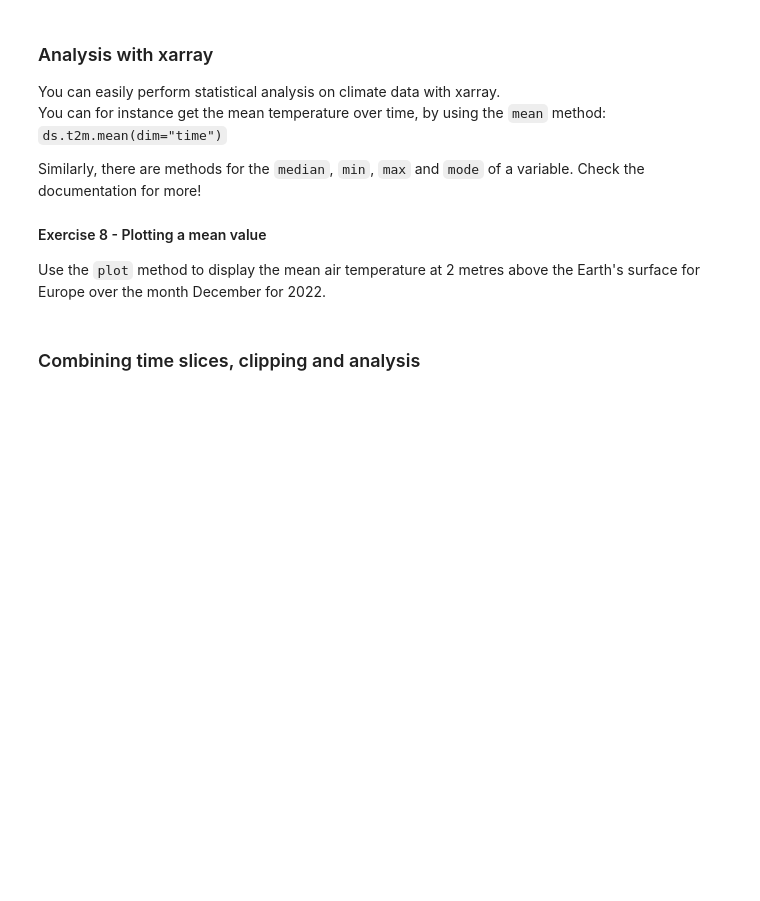
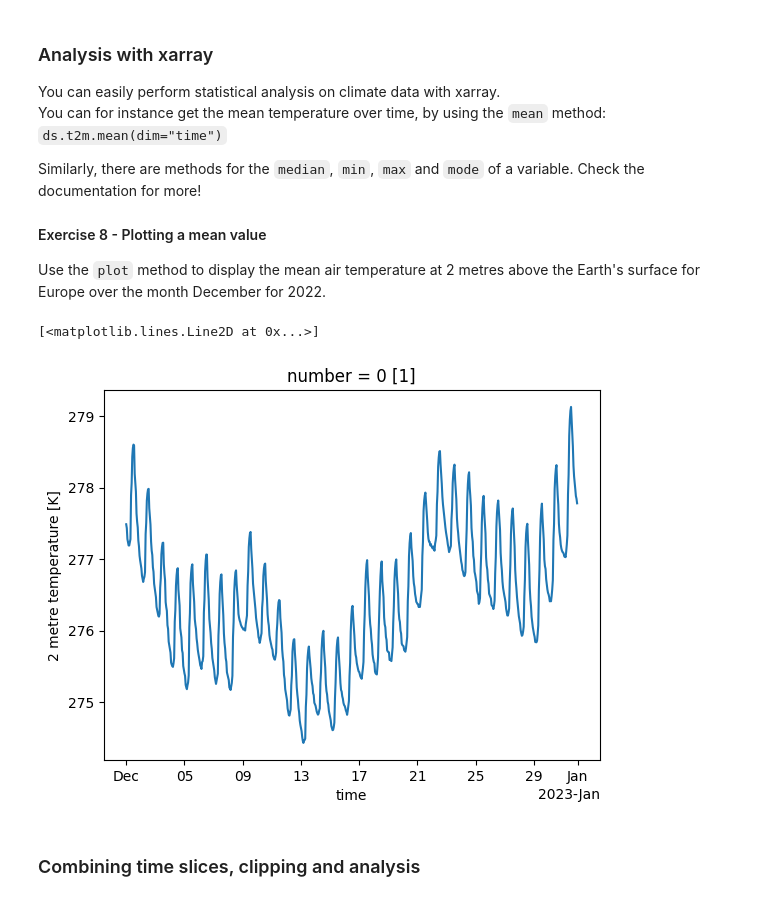
Before and after one commit to victorelgersma/dafs, a Jupyter notebook: week4/Lesson 1 - Climate data - v4 - without Solutions.ipynb, the cells around one changed output. Cells and saved outputs as stored; diff of their text form; code cells hidden in the pictures; blank space fills up the shorter version.

```diff
--- a/week4/Lesson 1 - Climate data - v4 - without Solutions.ipynb
+++ b/week4/Lesson 1 - Climate data - v4 - without Solutions.ipynb
@@ -306,6 +432,11 @@ Similarly, there are methods for the `median`, `min`, `max` and `mode` of a vari
 Use the `plot` method to display the mean air temperature at 2 metres above the Earth's surface for Europe over the month December for 2022.
 # %%
 # Insert code for exercise 8 here
+
+ds['t2m'].mean(dim=["longitude", "latitude"]).plot()
+# %% [output]
+[<matplotlib.lines.Line2D at 0x...>]
+[figure, added]
 # %% [markdown]
 ### Combining time slices, clipping and analysis
 # %% [markdown]
```
Also changed, not shown: parts of 18 cells of this notebook, 4 other files.
